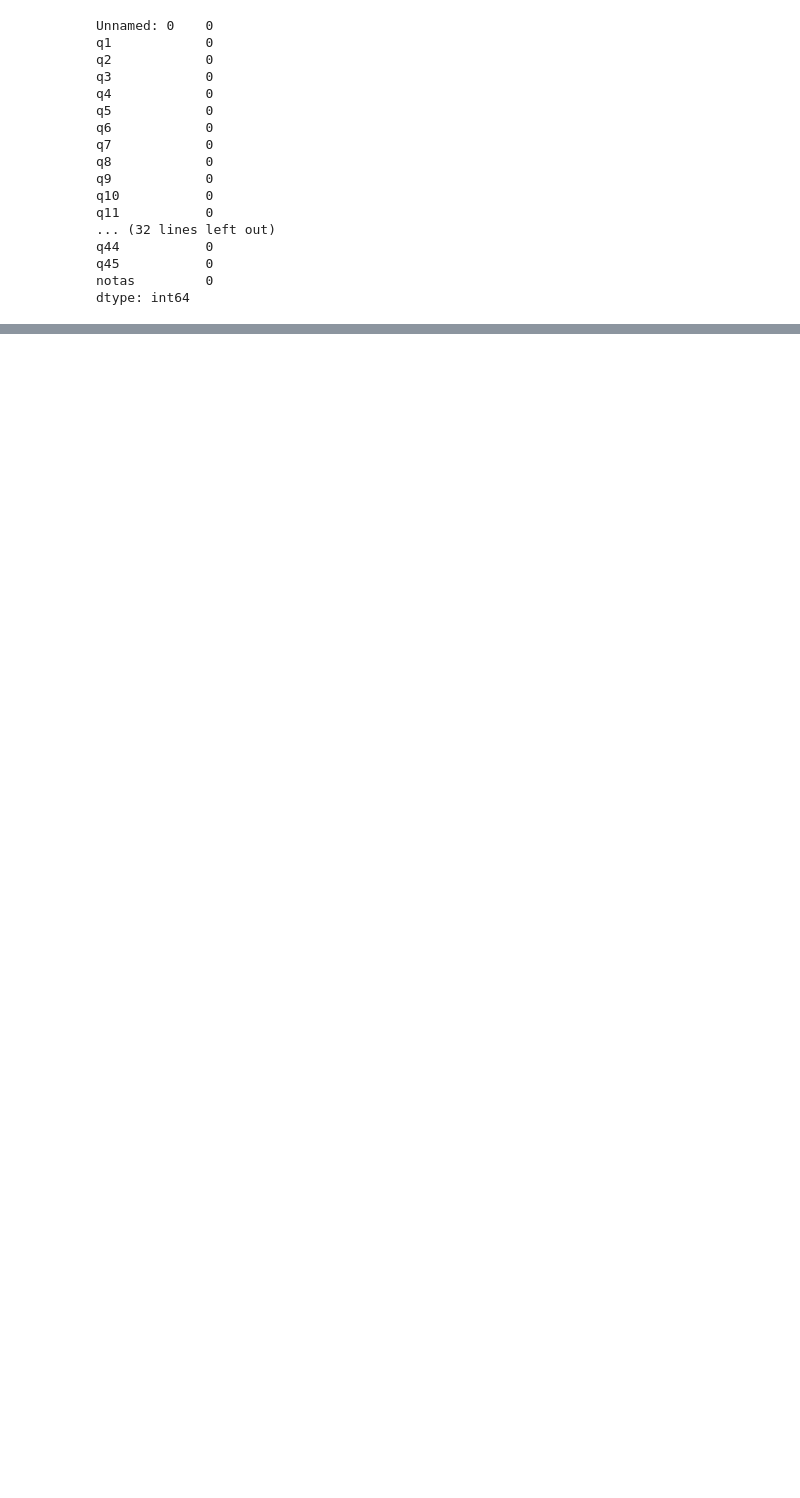
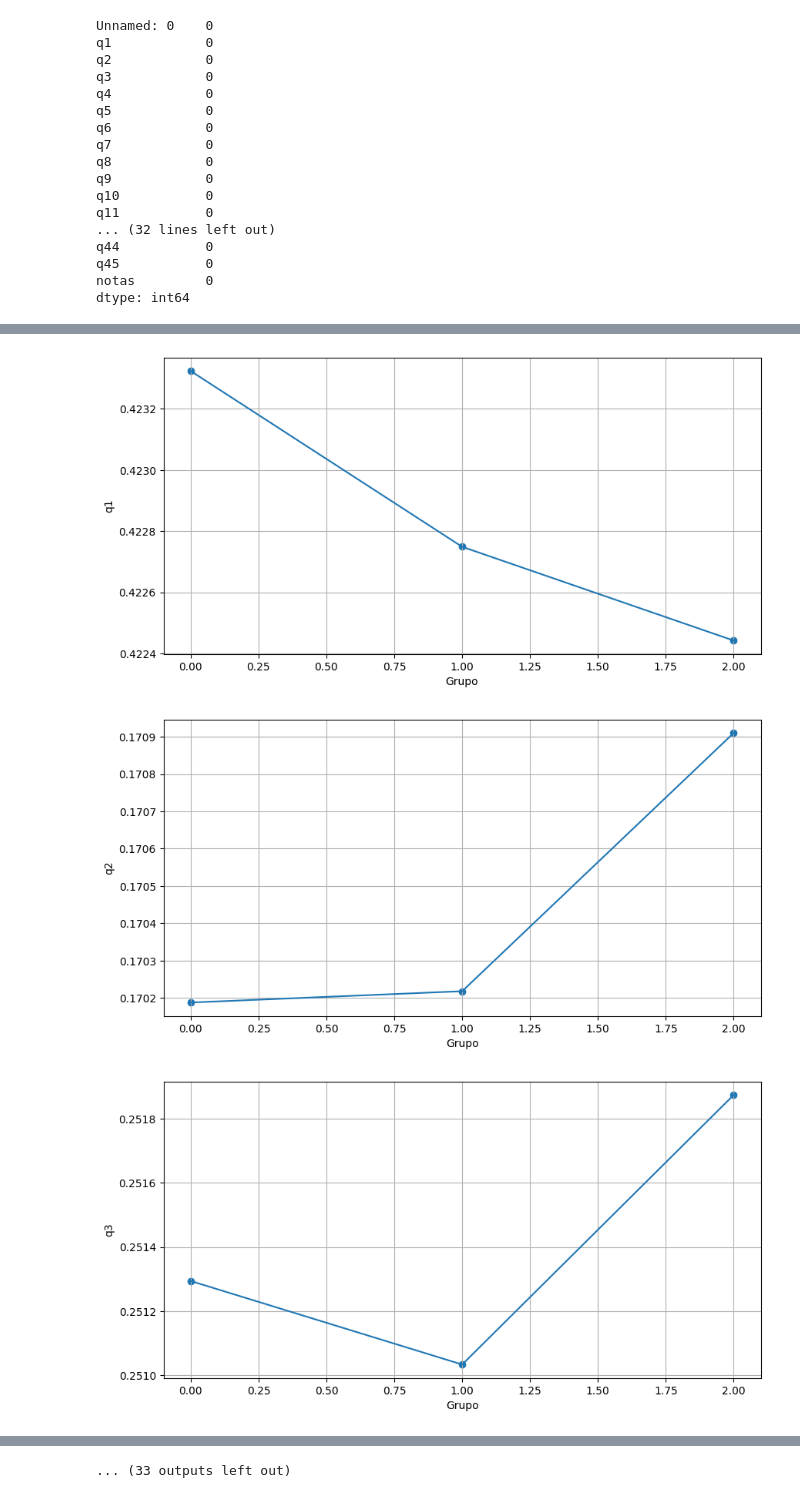
Before and after one commit to Gus-1003/Projeto_Pesquisa_Enem, a Jupyter notebook: Enem2021_TRI.ipynb, the cells around one changed output, grey strips where cells are left out. Drawn from its saved outputs; the diff is of its cells as text; code cells hidden in the pictures; blank space fills up the shorter version.

```diff
--- a/Enem2021_TRI.ipynb
+++ b/Enem2021_TRI.ipynb
@@ -274,0 +267,7 @@ Grupo 1:
+# %%
+# Calcula as médias das colunas para cada grupo
+medias_grupos = [grupo.mean() for grupo in grupos]
+
+# Cria um novo dataframe com as médias das colunas para cada grupo
+df_medias_grupos = pd.DataFrame(medias_grupos)
+df_medias_grupos
@@ -274,0 +300,36 @@ Grupo 1:
+# %%
+count_decrescente = 0
+
+# Loop sobre cada coluna do df_medias_grupos
+for coluna in df_medias_grupos.columns:
+    # Cria uma figura para o gráfico de pontos
+    plt.figure(figsize=(10, 5))
+
+    # Plota o gráfico de pontos
+    plt.scatter(x=df_medias_grupos.index, y=df_medias_grupos[coluna])
+
+    # Conecta os pontos por uma linha
+    plt.plot(df_medias_grupos.index, df_medias_grupos[coluna])
+
+    # Define os rótulos dos eixos x e y
+    plt.xlabel('Grupo')
+    plt.ylabel(coluna)
+
+    # Adiciona um grid de fundo
+    plt.grid(True)
+
+    # Exibe o gráfico na tela
+    plt.show()
+
+    is_decreasing = True
+    for i in range(1, len(df_medias_grupos[coluna])):
+      if df_medias_grupos[coluna][i] > df_medias_grupos[coluna][i-1]:
+        is_decreasing = False
+        break
+
+    if not is_decreasing:
+      count_decrescente =  count_decrescente + 1
+# %% [output]
+[figure, added]
+[figure, added]
+[figure, added]
@@ -274,0 +345 @@ Grupo 1:
+... (33 outputs left out)
```
Also changed, not shown: parts of 27 cells of this notebook.
